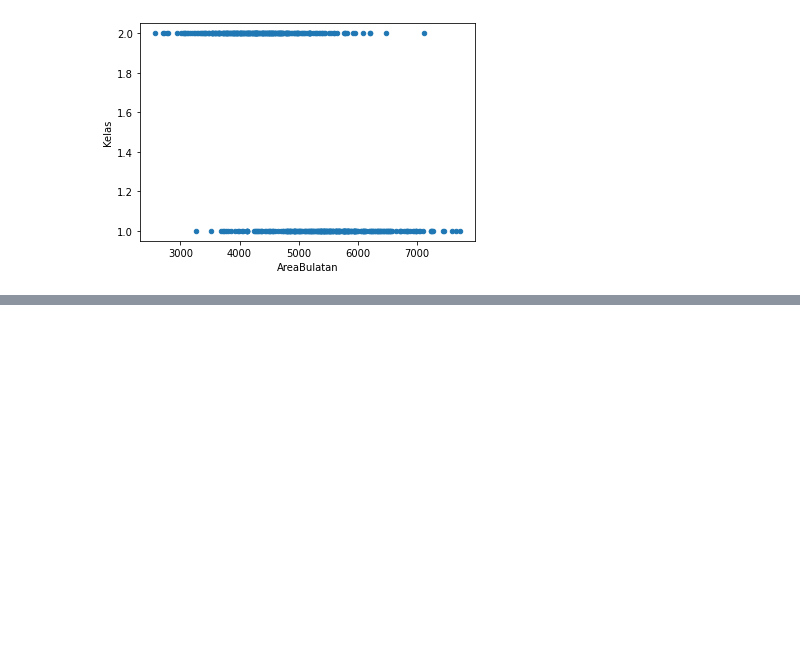
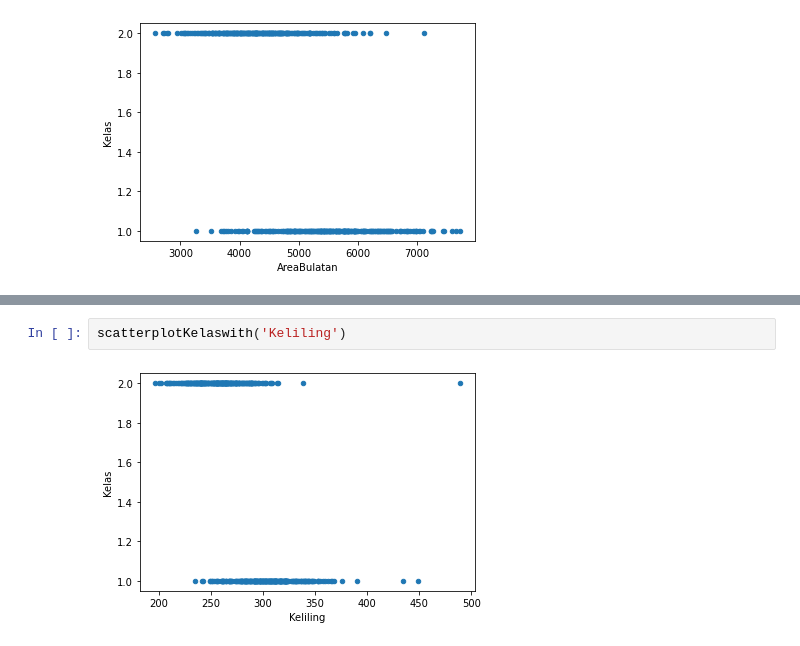
Before and after one commit to alifbhadrika/data-statistical-analysis, a Jupyter notebook: K04-T1-IF2220-13519186.ipynb, the cells around one changed output, grey strips where cells are left out. Drawn from its saved outputs; the diff is of its cells as text; blank space fills up the shorter version.

```diff
--- a/K04-T1-IF2220-13519186.ipynb
+++ b/K04-T1-IF2220-13519186.ipynb
@@ -885,0 +906,4 @@ scatterplotKelaswith('AreaBulatan')
+# %%
+scatterplotKelaswith('Keliling')
+# %% [output]
+[figure, added]
```
Also changed, not shown: parts of 9 cells of this notebook.
